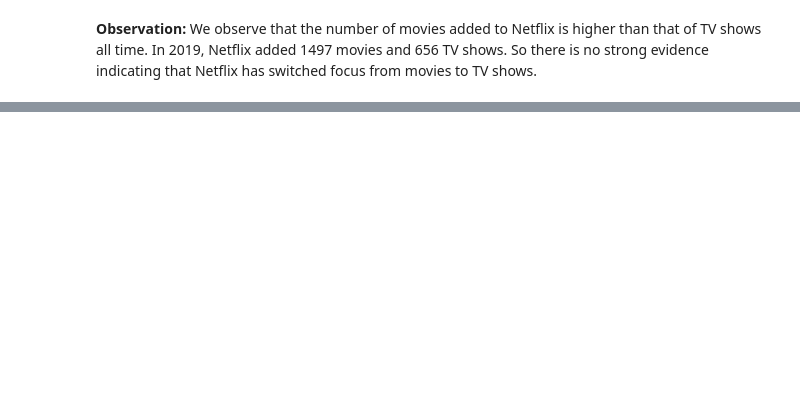
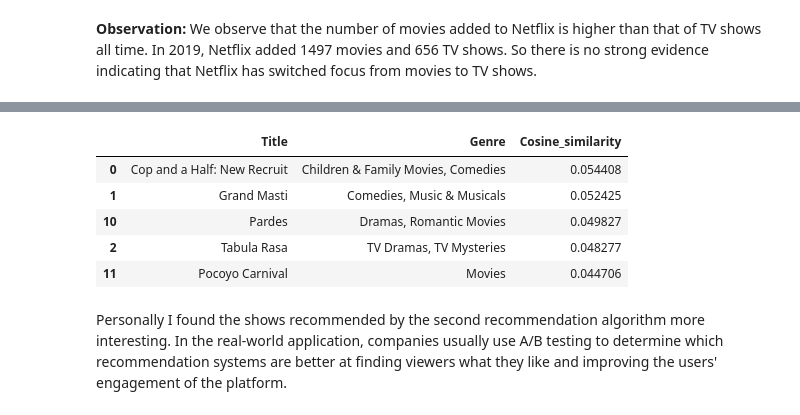
Before and after one commit to Harisha-AlmaBetter/NETFLIX-MOVIES-AND-TV-SHOWS-CLUSTERING, a Jupyter notebook: NETFLIX_MOVIES_AND_TV_SHOWS_CLUSTERING.ipynb, the cells around one changed output, grey strips where cells are left out. Cells and saved outputs as stored; diff of their text form; code cells hidden in the pictures; blank space fills up the shorter version.

```diff
--- a/NETFLIX_MOVIES_AND_TV_SHOWS_CLUSTERING.ipynb
+++ b/NETFLIX_MOVIES_AND_TV_SHOWS_CLUSTERING.ipynb
@@ -1061,0 +1160,12 @@ fig.show()
+# %%
+tfidf_vectorizer = TfidfVectorizer(ngram_range = (1, 3)).fit_transform(clean_corpus)
+get_recommendation(watched_shows, tfidf_vectorizer)
+# %% [output]
+|  | Title | Genre | Cosine_similarity |
+| 0 | Cop and a Half: New Recruit | Children & Family Movies, Comedies | 0.054408 |
+| 1 | Grand Masti | Comedies, Music & Musicals | 0.052425 |
+| 10 | Pardes | Dramas, Romantic Movies | 0.049827 |
+| 2 | Tabula Rasa | TV Dramas, TV Mysteries | 0.048277 |
+| 11 | Pocoyo Carnival | Movies | 0.044706 |
+# %% [markdown]
+Personally I found the shows recommended by the second recommendation algorithm more interesting. In the real-world application, companies usually use A/B testing to determine which recommendation systems are better at finding viewers what they like and improving the users' engagement of the platform.
```
Also changed, not shown: parts of 18 cells of this notebook.
